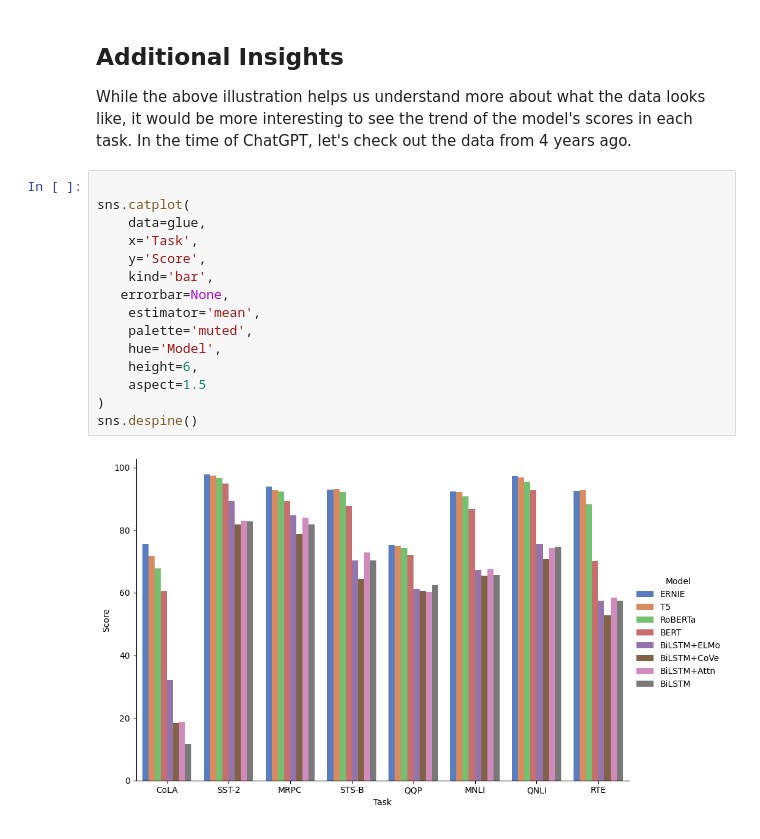
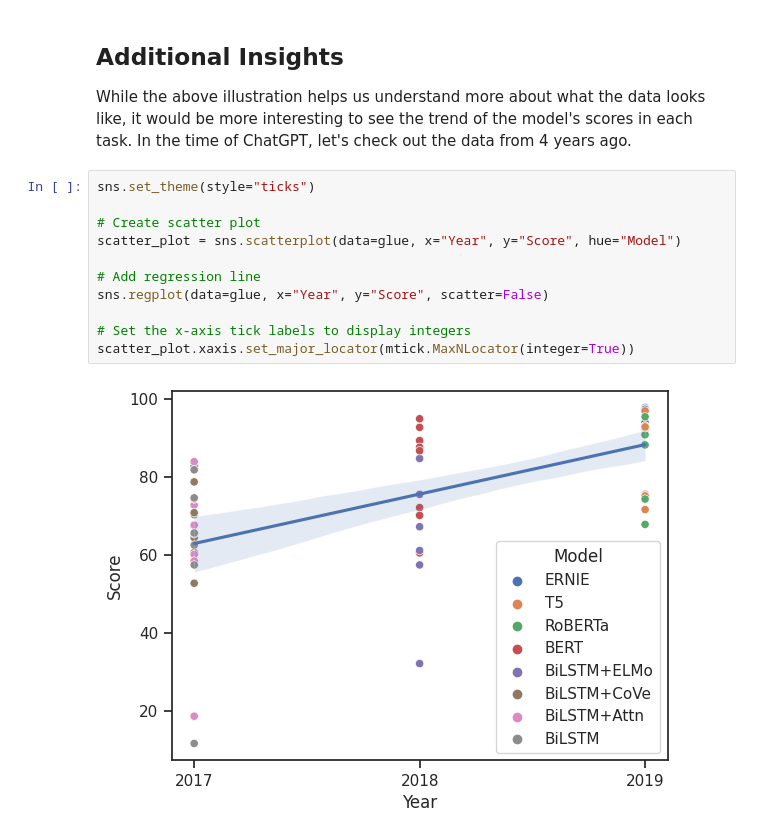
Before and after one commit to elleem/data-visualization, a Jupyter notebook: notebookc0bfec0386.ipynb, the cells around one changed output. Saved outputs shown, nothing was run; the diff lists cells and outputs as text.

Commit message:
updates with additonal data visualizations and an introduct

```diff
--- a/notebookc0bfec0386.ipynb
+++ b/notebookc0bfec0386.ipynb
@@ -64,20 +123,16 @@ At the start of this dataset, the Transformer encoder is not being used.  Howeve
 ## Additional Insights
 
 While the above illustration helps us understand more about what the data looks like, it would be more interesting to see the trend of the model's scores in each task. In the time of ChatGPT, let's check out the data from 4 years ago.
-# %%
-
-sns.catplot(
-    data=glue,
-    x='Task',
-    y='Score',
-    kind='bar',
-   errorbar=None,
-    estimator='mean',
-    palette='muted',
-    hue='Model',
-    height=6,
-    aspect=1.5
-)
-sns.despine()
-# %% [output]
-[figure, removed]
+# %%
+sns.set_theme(style="ticks")
+
+# Create scatter plot
+scatter_plot = sns.scatterplot(data=glue, x="Year", y="Score", hue="Model")
+
+# Add regression line
+sns.regplot(data=glue, x="Year", y="Score", scatter=False)
+
+# Set the x-axis tick labels to display integers
+scatter_plot.xaxis.set_major_locator(mtick.MaxNLocator(integer=True))
+# %% [output]
+[figure, added]
```
Also changed, not shown: parts of 6 cells of this notebook.
